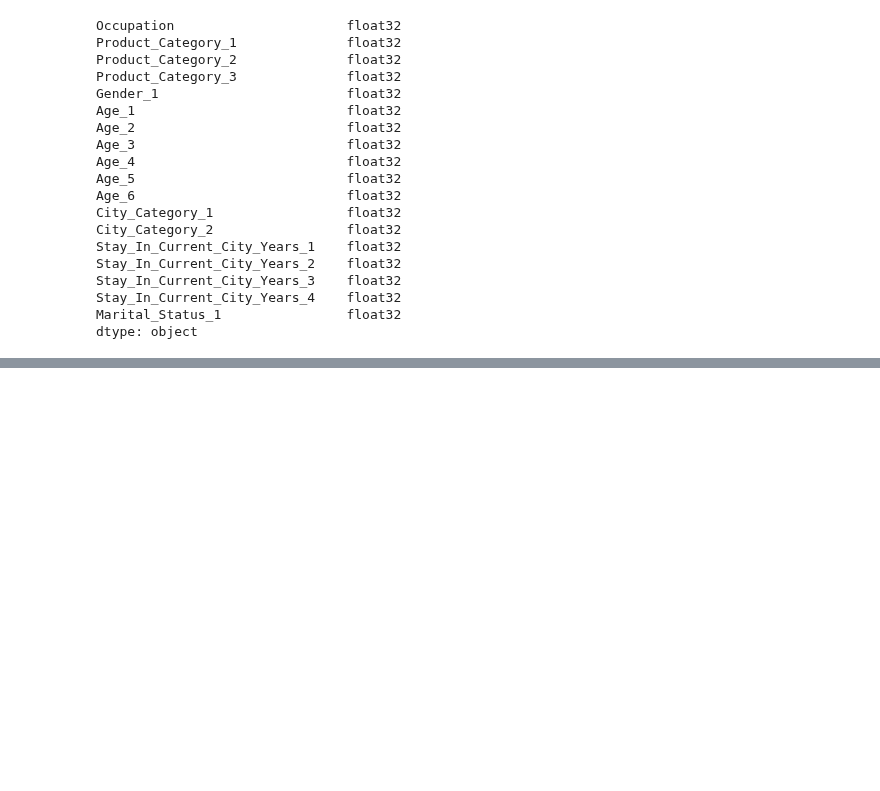
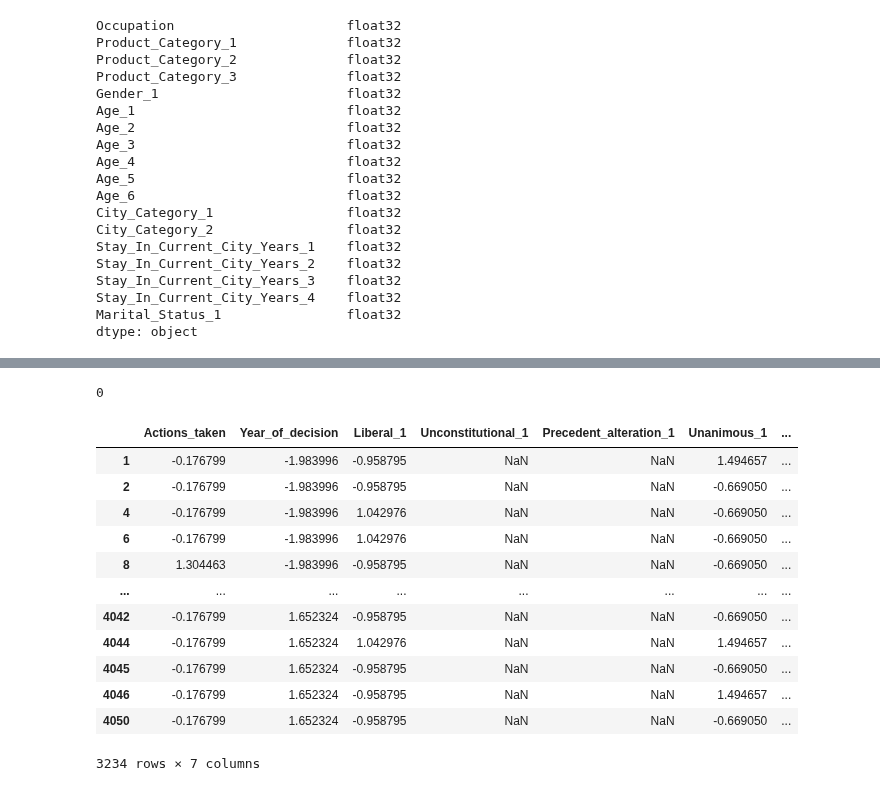
Before and after one commit to mmaninetti/ML_models_for_extrapolation, a Jupyter notebook: NUMERICAL AND CATEGORICAL FEATURES/REGRESSION/RMSE/tests.ipynb, the cells around one changed output, grey strips where cells are left out. Saved outputs shown, nothing was run; the diff lists cells and outputs as text; code cells hidden in the pictures; blank space fills up the shorter version.

```diff
--- a/NUMERICAL AND CATEGORICAL FEATURES/REGRESSION/RMSE/tests.ipynb
+++ b/NUMERICAL AND CATEGORICAL FEATURES/REGRESSION/RMSE/tests.ipynb
@@ -955,0 +1295,20 @@ y_test_tensor = torch.tensor(y_test.values, dtype=torch.float32)
+# %%
+(np.isnan(X)).sum(axis=1).sum(axis=0)
+# %% [output]
+0
+# %%
+X_train
+# %% [output]
+|  | Actions_taken | Year_of_decision | Liberal_1 | Unconstitutional_1 | Precedent_alteration_1 | Unanimous_1 | ... |
+| 1 | -0.176799 | -1.983996 | -0.958795 | NaN | NaN | 1.494657 | ... |
+| 2 | -0.176799 | -1.983996 | -0.958795 | NaN | NaN | -0.669050 | ... |
+| 4 | -0.176799 | -1.983996 | 1.042976 | NaN | NaN | -0.669050 | ... |
+| 6 | -0.176799 | -1.983996 | 1.042976 | NaN | NaN | -0.669050 | ... |
+| 8 | 1.304463 | -1.983996 | -0.958795 | NaN | NaN | -0.669050 | ... |
+| ... | ... | ... | ... | ... | ... | ... | ... |
+| 4042 | -0.176799 | 1.652324 | -0.958795 | NaN | NaN | -0.669050 | ... |
+| 4044 | -0.176799 | 1.652324 | 1.042976 | NaN | NaN | 1.494657 | ... |
+| 4045 | -0.176799 | 1.652324 | -0.958795 | NaN | NaN | -0.669050 | ... |
+| 4046 | -0.176799 | 1.652324 | -0.958795 | NaN | NaN | 1.494657 | ... |
+| 4050 | -0.176799 | 1.652324 | -0.958795 | NaN | NaN | -0.669050 | ... |
+3234 rows × 7 columns
```
Also changed, not shown: parts of 7 cells of this notebook, 3 other files.
